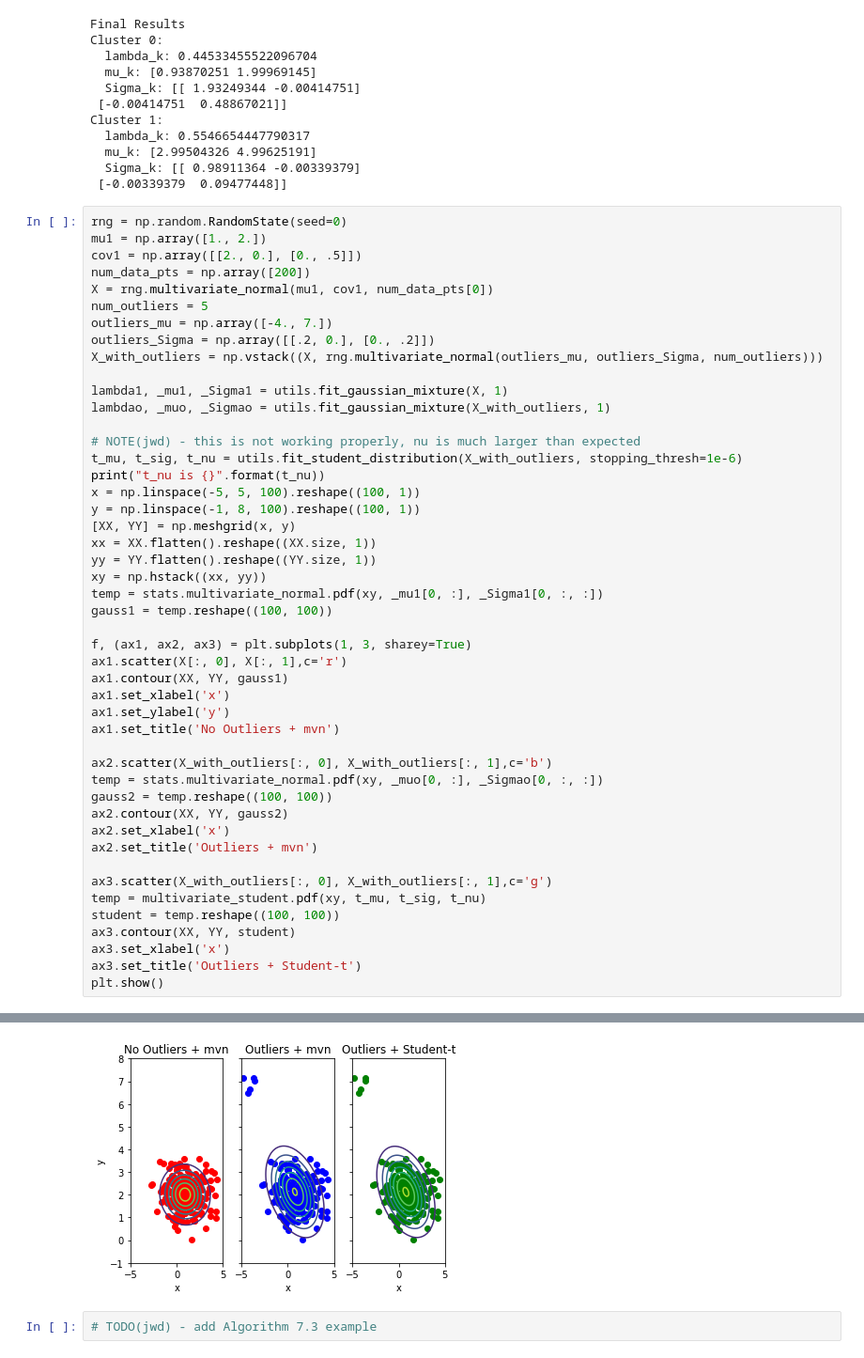
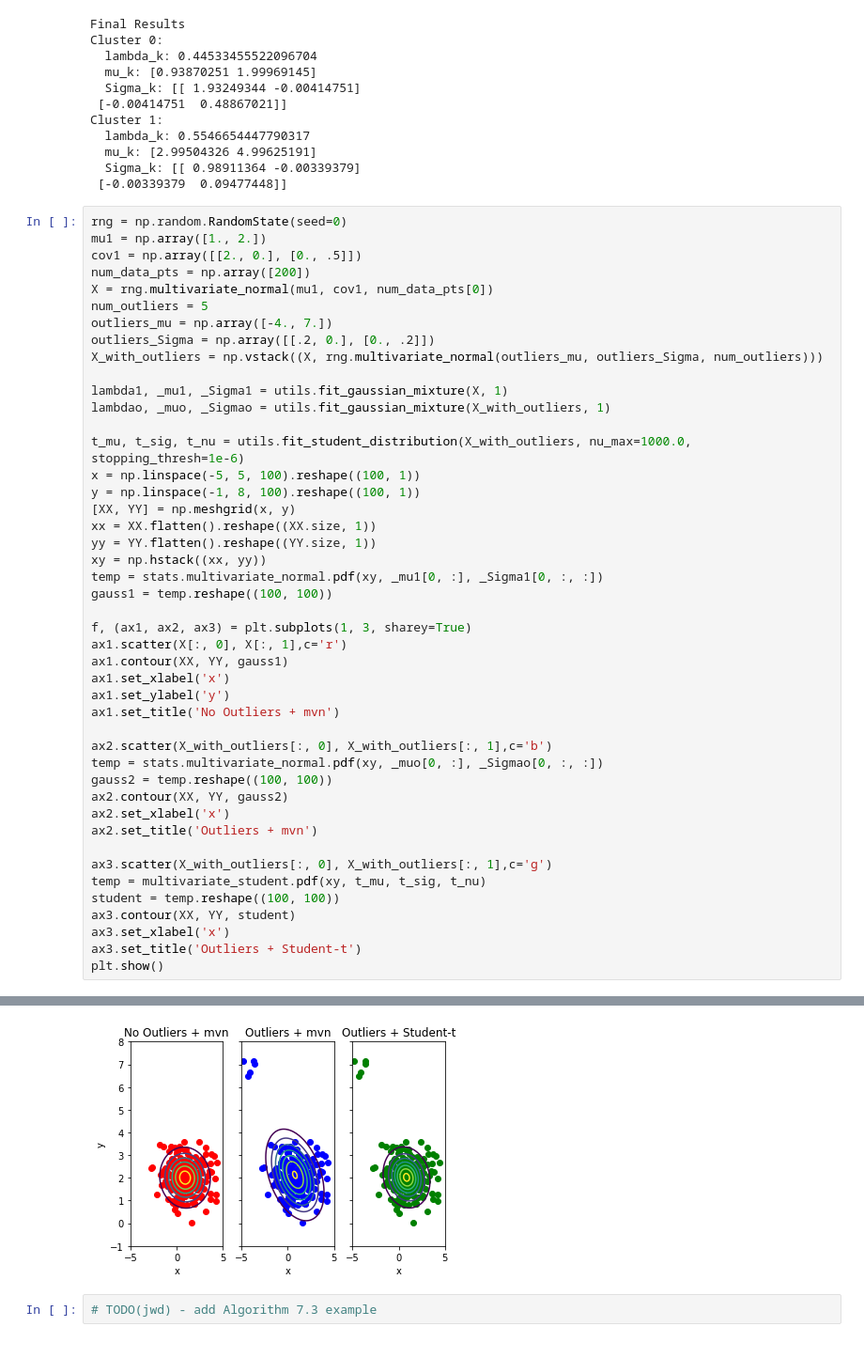
Before and after one commit to jwdinius/prince-computer-vision, a Jupyter notebook: Ch7/Prince-Chapter7.ipynb, the cells around one changed output, grey strips where cells are left out. Shown: that part at 94% size. Drawn from its saved outputs; the diff is of its cells as text.

```diff
--- a/Ch7/Prince-Chapter7.ipynb
+++ b/Ch7/Prince-Chapter7.ipynb
@@ -87,9 +85,7 @@ X_with_outliers = np.vstack((X, rng.multivariate_normal(outliers_mu, outliers_Si
 lambda1, _mu1, _Sigma1 = utils.fit_gaussian_mixture(X, 1)
 lambdao, _muo, _Sigmao = utils.fit_gaussian_mixture(X_with_outliers, 1)
 
-# NOTE(jwd) - this is not working properly, nu is much larger than expected
-t_mu, t_sig, t_nu = utils.fit_student_distribution(X_with_outliers, stopping_thresh=1e-6)
-print("t_nu is {}".format(t_nu))
+t_mu, t_sig, t_nu = utils.fit_student_distribution(X_with_outliers, nu_max=1000.0, stopping_thresh=1e-6)
 x = np.linspace(-5, 5, 100).reshape((100, 1))
 y = np.linspace(-1, 8, 100).reshape((100, 1))
 [XX, YY] = np.meshgrid(x, y)
@@ -128,4 +123,4 @@ t_nu is 1000.0
-[figure, old version]
+[figure, new version]
 # %%
 # TODO(jwd) - add Algorithm 7.3 example
 # %% [markdown]
```
Also changed, not shown: parts of 2 cells of this notebook, 2 other files.
